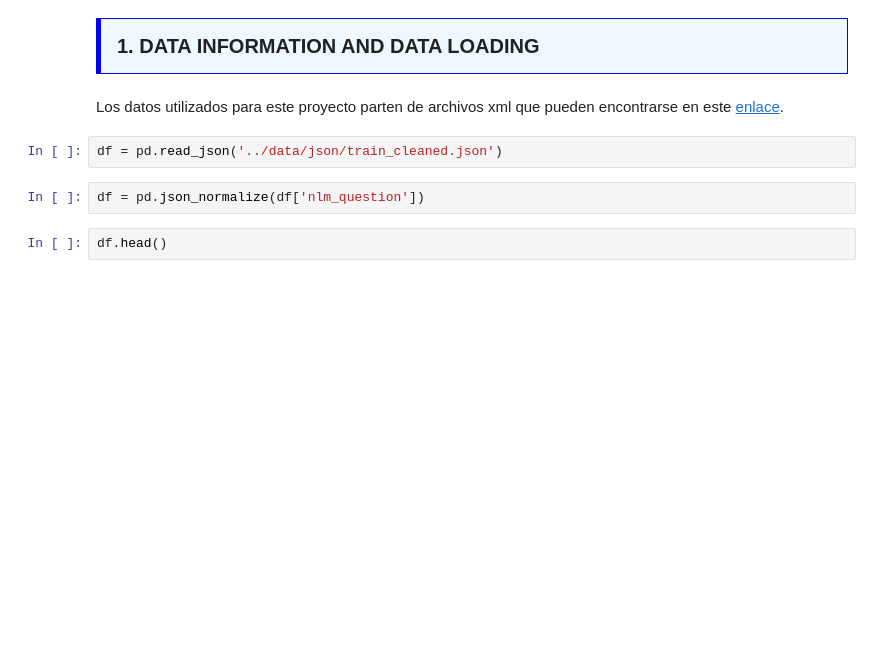
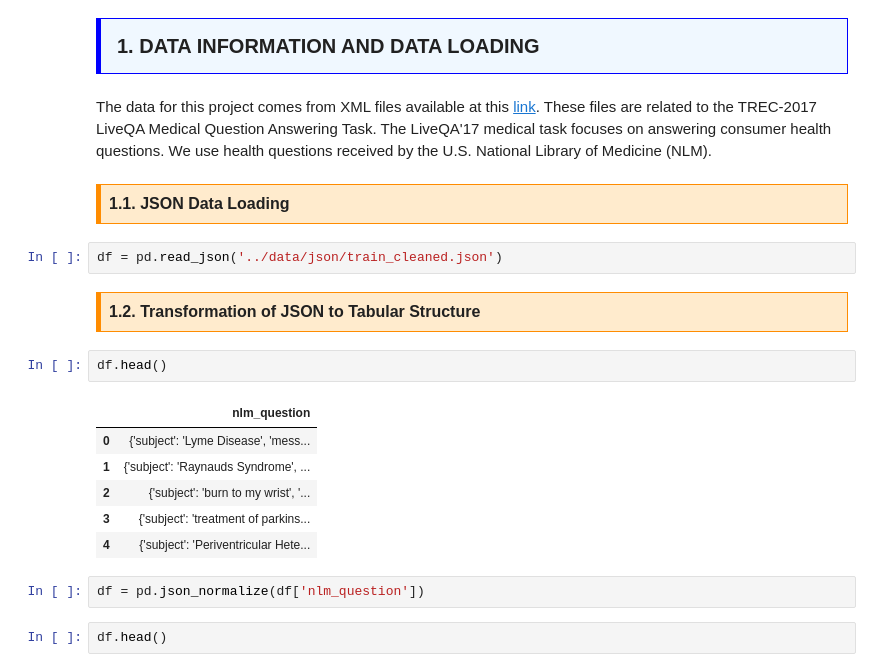
Before and after one commit to NataliaBarquin/TFB_Natalia_Barquin, a Jupyter notebook: notebooks/analysis.ipynb, the cells around one changed output. Cells and saved outputs as stored; diff of their text form; blank space fills up the shorter version.

```diff
--- a/notebooks/analysis.ipynb
+++ b/notebooks/analysis.ipynb
@@ -14,10 +12,28 @@ warnings.filterwarnings('ignore')
 <div style="background-color: aliceblue; border: 1.5px solid blue; border-left: 5px solid blue; padding: 0.8em; font-size: 20px">
 <strong>1. DATA INFORMATION AND DATA LOADING</strong>
 </div>
-# %% [markdown]
-Los datos utilizados para este proyecto parten de archivos xml que pueden encontrarse en este [enlace](https://github.com/abachaa/LiveQA_MedicalTask_TREC2017/tree/master).
+# %% [markdown]
+The data for this project comes from XML files available at this [link](https://github.com/abachaa/LiveQA_MedicalTask_TREC2017/tree/master).
+These files are related to the TREC-2017 LiveQA Medical Question Answering Task. The LiveQA'17 medical task focuses on answering consumer health questions. We use health questions received by the U.S. National Library of Medicine (NLM).
+# %% [markdown]
+<div style="background-color: blanchedalmond; border: 1.5px solid darkorange; border-left: 5px solid darkorange; padding: 0.5em; font-size: 16px">
+<strong>1.1. JSON Data Loading</strong>
+</div>
 # %%
 df = pd.read_json('../data/json/train_cleaned.json')
+# %% [markdown]
+<div style="background-color: blanchedalmond; border: 1.5px solid darkorange; border-left: 5px solid darkorange; padding: 0.5em; font-size: 16px">
+<strong>1.2. Transformation of JSON to Tabular Structure</strong>
+</div>
+# %%
+df.head()
+# %% [output]
+|  | nlm_question |
+| 0 | {'subject': 'Lyme Disease', 'mess... |
+| 1 | {'subject': 'Raynauds Syndrome', ... |
+| 2 | {'subject': 'burn to my wrist', '... |
+| 3 | {'subject': 'treatment of parkins... |
+| 4 | {'subject': 'Periventricular Hete... |
 # %%
 df = pd.json_normalize(df['nlm_question'])
 # %%
```
Also changed, not shown: parts of 25 cells of this notebook, 1 other file.
